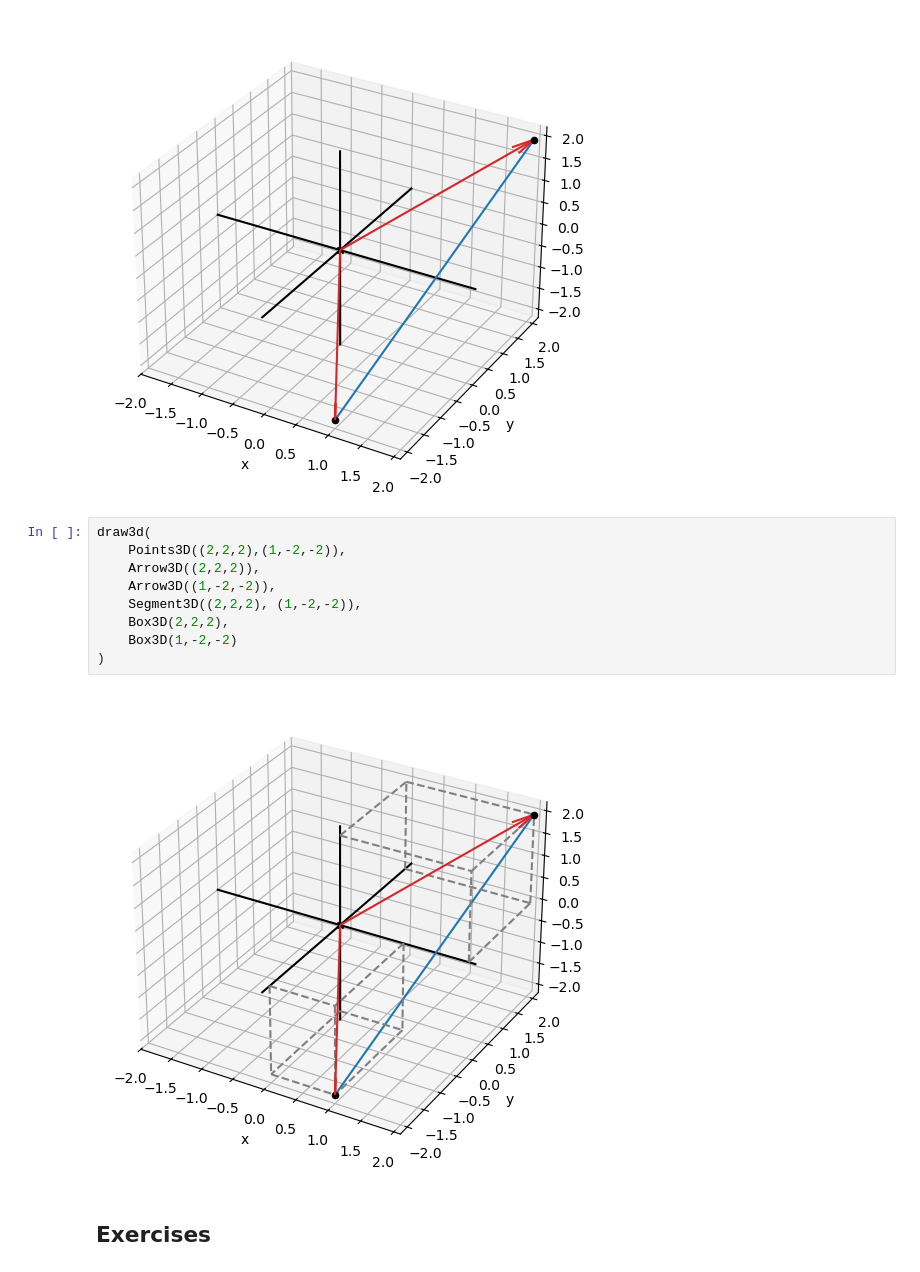
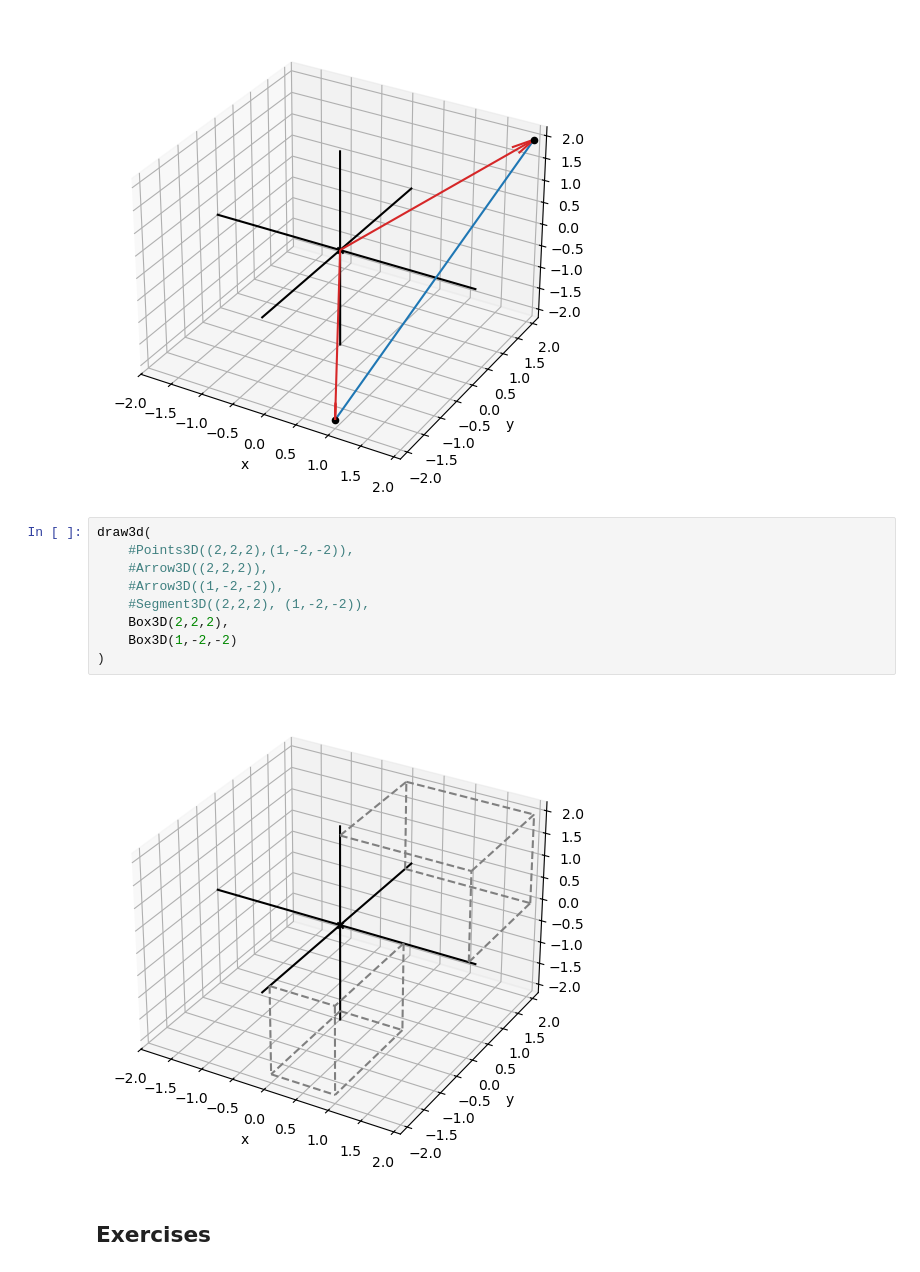
Before and after one commit to aalimian/Math-for-Programmers, a Jupyter notebook: Chapter 03/ch03_walkthrough.ipynb, the cells around one changed output. Cells and saved outputs as stored; diff of their text form.

```diff
--- a/Chapter 03/ch03_walkthrough.ipynb
+++ b/Chapter 03/ch03_walkthrough.ipynb
@@ -40,15 +37,15 @@ draw3d(
 [figure]
 # %%
 draw3d(
-    Points3D((2,2,2),(1,-2,-2)),
-    Arrow3D((2,2,2)),
-    Arrow3D((1,-2,-2)),
-    Segment3D((2,2,2), (1,-2,-2)),
+    #Points3D((2,2,2),(1,-2,-2)),
+    #Arrow3D((2,2,2)),
+    #Arrow3D((1,-2,-2)),
+    #Segment3D((2,2,2), (1,-2,-2)),
     Box3D(2,2,2),
     Box3D(1,-2,-2)
 )
 # %% [output]
-[figure, old version]
+[figure, new version]
 # %% [markdown]
 ## Exercises
 # %% [markdown]
```
Also changed, not shown: parts of 38 cells of this notebook, 4 other files.
